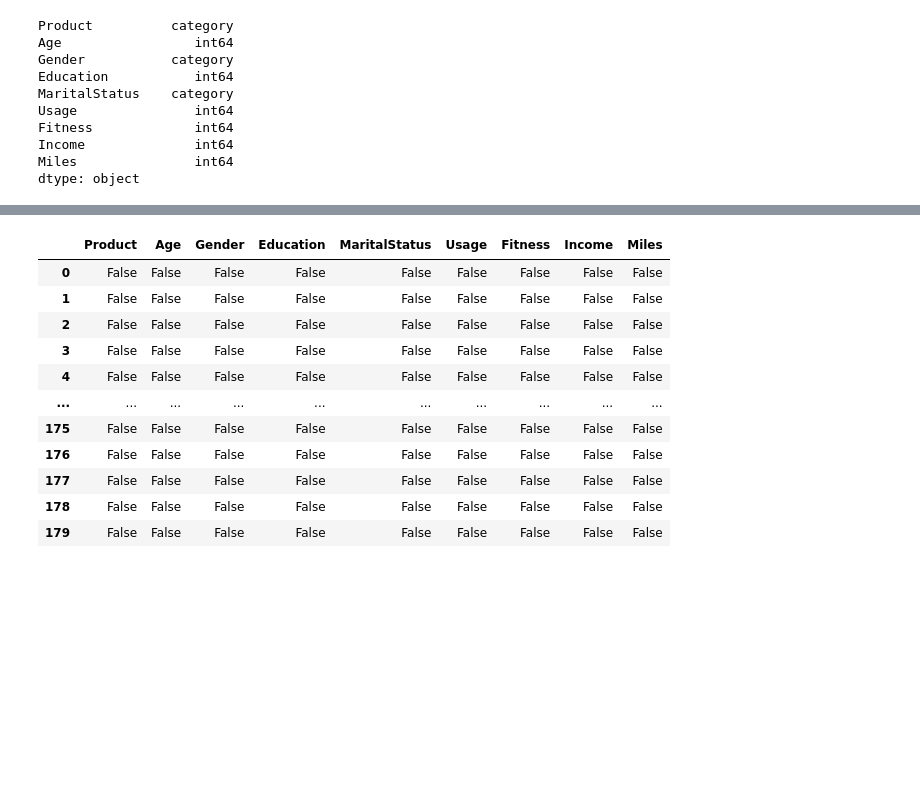
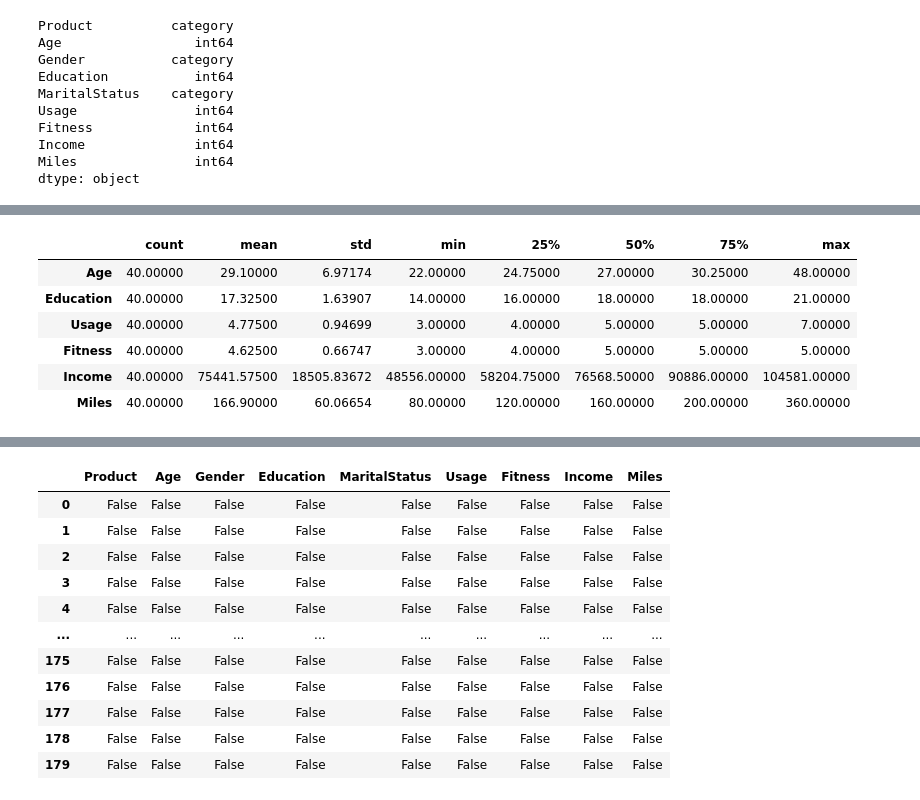
Before and after one commit to sirhomersimpson/pgp-aiml, a Jupyter notebook: fundamentals_aiml/cardio_good_fitness_project.ipynb, the cells around one changed output, grey strips where cells are left out. Cells and saved outputs as stored; diff of their text form; code cells hidden in the pictures; blank space fills up the shorter version.

```diff
--- a/fundamentals_aiml/cardio_good_fitness_project.ipynb
+++ b/fundamentals_aiml/cardio_good_fitness_project.ipynb
@@ -201,0 +264,11 @@ cardio_dataset.describe()
+# %%
+# Describe for each product the describe
+cardio_dataset[cardio_dataset['Product'] == 'TM798'].describe().T
+# %% [output]
+|  | count | mean | std | min | 25% | 50% | 75% | max |
+| Age | 40.00000 | 29.10000 | 6.97174 | 22.00000 | 24.75000 | 27.00000 | 30.25000 | 48.00000 |
+| Education | 40.00000 | 17.32500 | 1.63907 | 14.00000 | 16.00000 | 18.00000 | 18.00000 | 21.00000 |
+| Usage | 40.00000 | 4.77500 | 0.94699 | 3.00000 | 4.00000 | 5.00000 | 5.00000 | 7.00000 |
+| Fitness | 40.00000 | 4.62500 | 0.66747 | 3.00000 | 4.00000 | 5.00000 | 5.00000 | 5.00000 |
+| Income | 40.00000 | 75441.57500 | 18505.83672 | 48556.00000 | 58204.75000 | 76568.50000 | 90886.00000 | 104581.00000 |
+| Miles | 40.00000 | 166.90000 | 60.06654 | 80.00000 | 120.00000 | 160.00000 | 200.00000 | 360.00000 |
```
Also changed, not shown: parts of 18 cells of this notebook.
